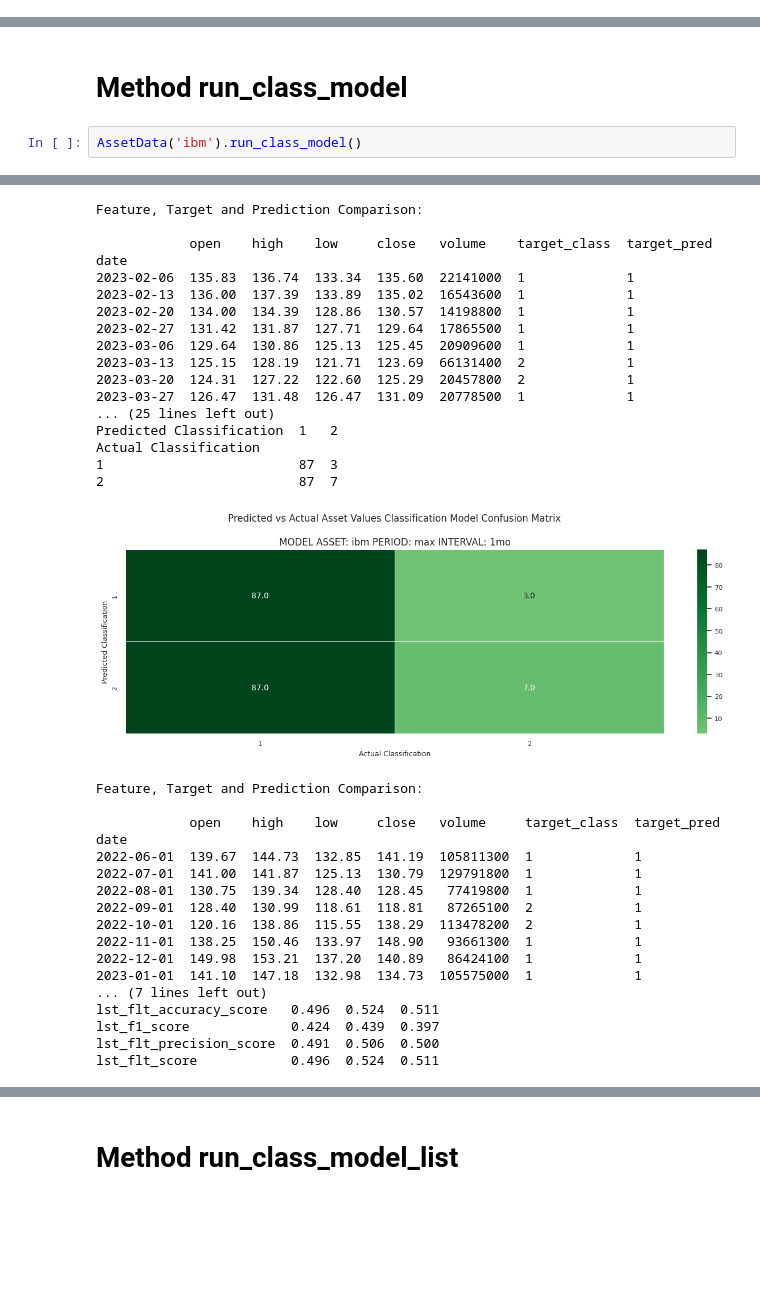
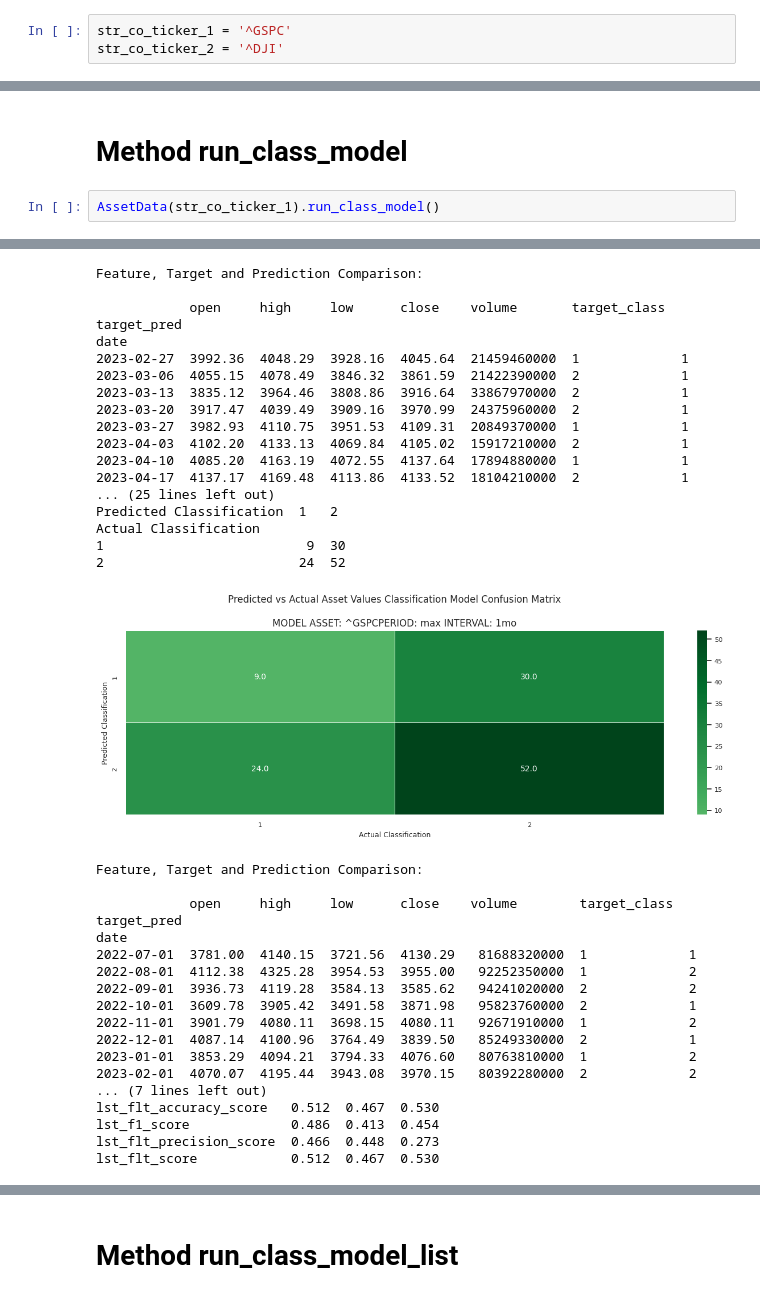
Before and after one commit to burrittresearch/stock-market-forecasting-in-python, a Jupyter notebook: stock-market-forecasting-in-python.ipynb, the cells around one changed output, grey strips where cells are left out. Drawn from its saved outputs; the diff is of its cells as text; blank space fills up the shorter version.

```diff
--- a/stock-market-forecasting-in-python.ipynb
+++ b/stock-market-forecasting-in-python.ipynb
@@ -720,3 +737,6 @@ class AssetData:
+# %%
+str_co_ticker_1 = '^GSPC'
+str_co_ticker_2 = '^DJI'
 # %% [markdown]
 # Method get_ticker
 # %%
@@ -816,5 +836,5 @@ FILE EXISTS: /content/drive/MyDrive/Colab Notebooks/input/ibm-price-data-max-1d.
 # %% [markdown]
 # Method run_class_model
 # %%
-AssetData('ibm').run_class_model()
+AssetData(str_co_ticker_1).run_class_model()
 # %% [output]
@@ -857,35 +877,35 @@ Actual Classification
 Feature, Target and Prediction Comparison:
 
-            open    high    low     close   volume    target_class  target_pred
+            open     high     low      close    volume       target_class  target_pred
 date
-2023-02-06  135.83  136.74  133.34  135.60  22141000  1             1
-2023-02-13  136.00  137.39  133.89  135.02  16543600  1             1
-2023-02-20  134.00  134.39  128.86  130.57  14198800  1             1
-2023-02-27  131.42  131.87  127.71  129.64  17865500  1             1
-2023-03-06  129.64  130.86  125.13  125.45  20909600  1             1
-2023-03-13  125.15  128.19  121.71  123.69  66131400  2             1
-2023-03-20  124.31  127.22  122.60  125.29  20457800  2             1
-2023-03-27  126.47  131.48  126.47  131.09  20778500  1             1
+2023-02-27  3992.36  4048.29  3928.16  4045.64  21459460000  1             1
+2023-03-06  4055.15  4078.49  3846.32  3861.59  21422390000  2             1
+2023-03-13  3835.12  3964.46  3808.86  3916.64  33867970000  2             1
+2023-03-20  3917.47  4039.49  3909.16  3970.99  24375960000  2             1
+2023-03-27  3982.93  4110.75  3951.53  4109.31  20849370000  1             1
+2023-04-03  4102.20  4133.13  4069.84  4105.02  15917210000  2             1
+2023-04-10  4085.20  4163.19  4072.55  4137.64  17894880000  1             1
+2023-04-17  4137.17  4169.48  4113.86  4133.52  18104210000  2             1
 ... (25 lines left out)
 Predicted Classification  1   2
 Actual Classification
-1                         87  3
-2                         87  7
+1                          9  30
+2                         24  52
-[figure, old version]
+[figure, new version]
 Feature, Target and Prediction Comparison:
 
-            open    high    low     close   volume     target_class  target_pred
+            open     high     low      close    volume        target_class  target_pred
 date
-2022-06-01  139.67  144.73  132.85  141.19  105811300  1             1
-2022-07-01  141.00  141.87  125.13  130.79  129791800  1             1
-2022-08-01  130.75  139.34  128.40  128.45   77419800  1             1
-2022-09-01  128.40  130.99  118.61  118.81   87265100  2             1
-2022-10-01  120.16  138.86  115.55  138.29  113478200  2             1
-2022-11-01  138.25  150.46  133.97  148.90   93661300  1             1
-2022-12-01  149.98  153.21  137.20  140.89   86424100  1             1
-2023-01-01  141.10  147.18  132.98  134.73  105575000  1             1
+2022-07-01  3781.00  4140.15  3721.56  4130.29   81688320000  1             1
+2022-08-01  4112.38  4325.28  3954.53  3955.00   92252350000  1             2
+2022-09-01  3936.73  4119.28  3584.13  3585.62   94241020000  2             2
+2022-10-01  3609.78  3905.42  3491.58  3871.98   95823760000  2             1
+2022-11-01  3901.79  4080.11  3698.15  4080.11   92671910000  1             2
+2022-12-01  4087.14  4100.96  3764.49  3839.50   85249330000  2             1
+2023-01-01  3853.29  4094.21  3794.33  4076.60   80763810000  1             2
+2023-02-01  4070.07  4195.44  3943.08  3970.15   80392280000  2             2
 ... (7 lines left out)
-lst_flt_accuracy_score   0.496  0.524  0.511
-lst_f1_score             0.424  0.439  0.397
-lst_flt_precision_score  0.491  0.506  0.500
-lst_flt_score            0.496  0.524  0.511
+lst_flt_accuracy_score   0.512  0.467  0.530
+lst_f1_score             0.486  0.413  0.454
+lst_flt_precision_score  0.466  0.448  0.273
+lst_flt_score            0.512  0.467  0.530
```
Also changed, not shown: parts of 16 cells of this notebook.
